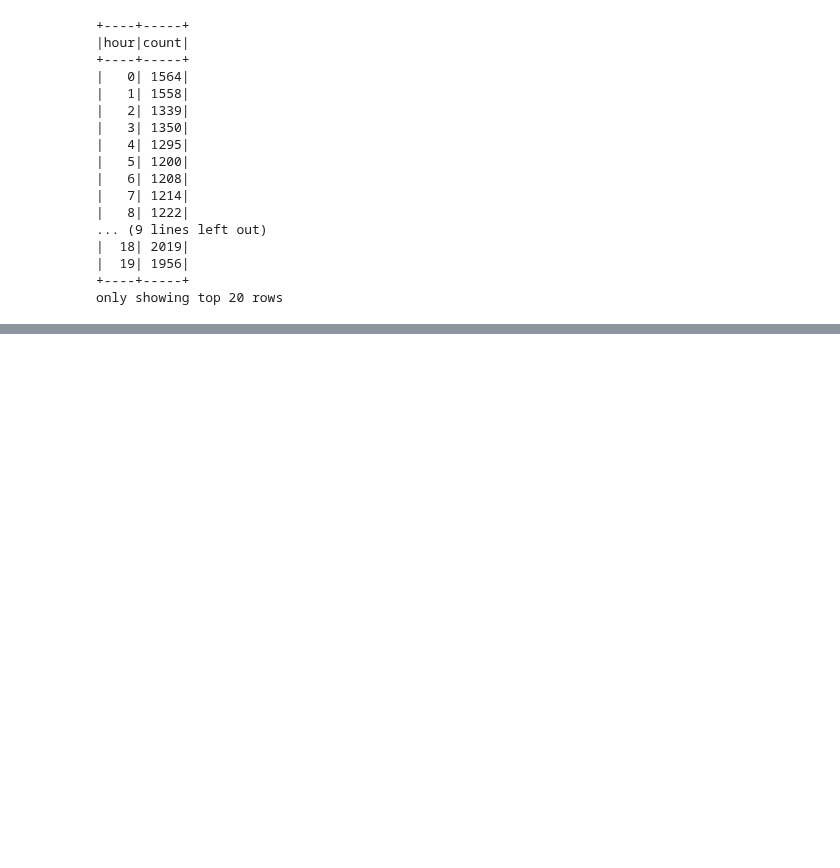
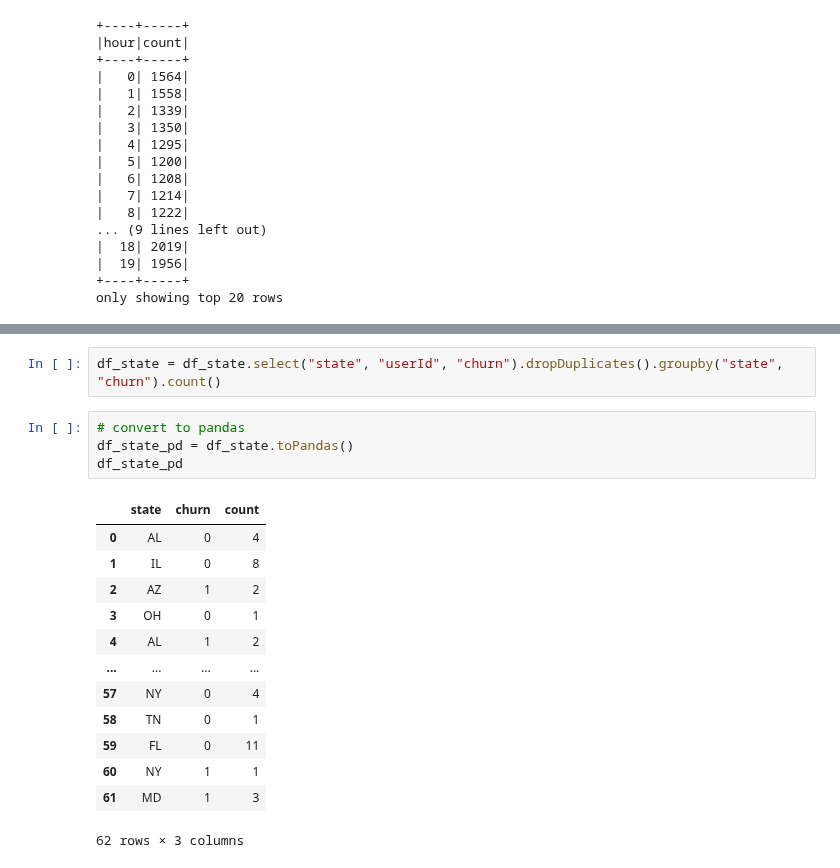
Before and after one commit to Nima-Sayyah/Sparkify, a Jupyter notebook: Sparkify.ipynb, the cells around one changed output, grey strips where cells are left out. Drawn from its saved outputs; the diff is of its cells as text; blank space fills up the shorter version.

```diff
--- a/Sparkify.ipynb
+++ b/Sparkify.ipynb
@@ -1022,0 +1011,20 @@ plt.title('Count of Users that Churned vs. Users that Stayed by US State');
+# %%
+df_state = df_state.select("state", "userId", "churn").dropDuplicates().groupby("state", "churn").count()
+# %%
+# convert to pandas
+df_state_pd = df_state.toPandas()
+df_state_pd
+# %% [output]
+|  | state | churn | count |
+| 0 | AL | 0 | 4 |
+| 1 | IL | 0 | 8 |
+| 2 | AZ | 1 | 2 |
+| 3 | OH | 0 | 1 |
+| 4 | AL | 1 | 2 |
+| ... | ... | ... | ... |
+| 57 | NY | 0 | 4 |
+| 58 | TN | 0 | 1 |
+| 59 | FL | 0 | 11 |
+| 60 | NY | 1 | 1 |
+| 61 | MD | 1 | 3 |
+62 rows × 3 columns
```
Also changed, not shown: parts of 56 cells of this notebook.
